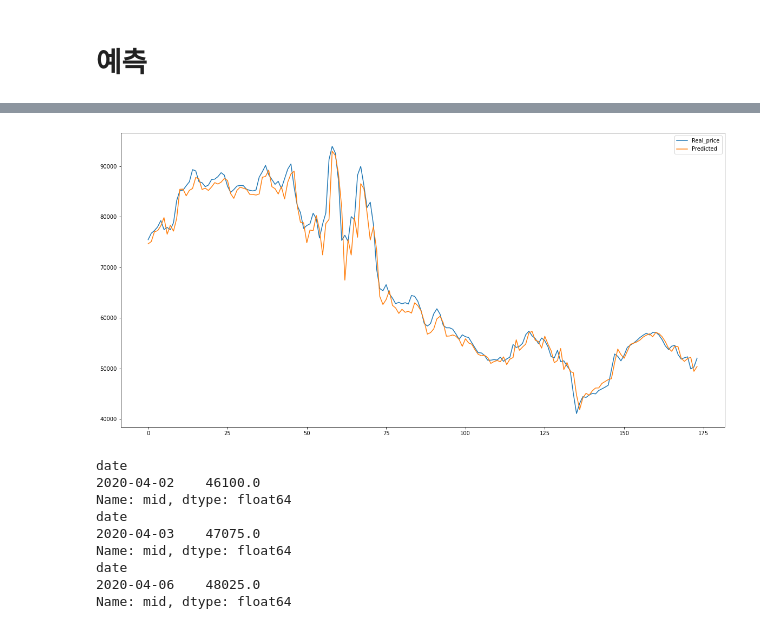
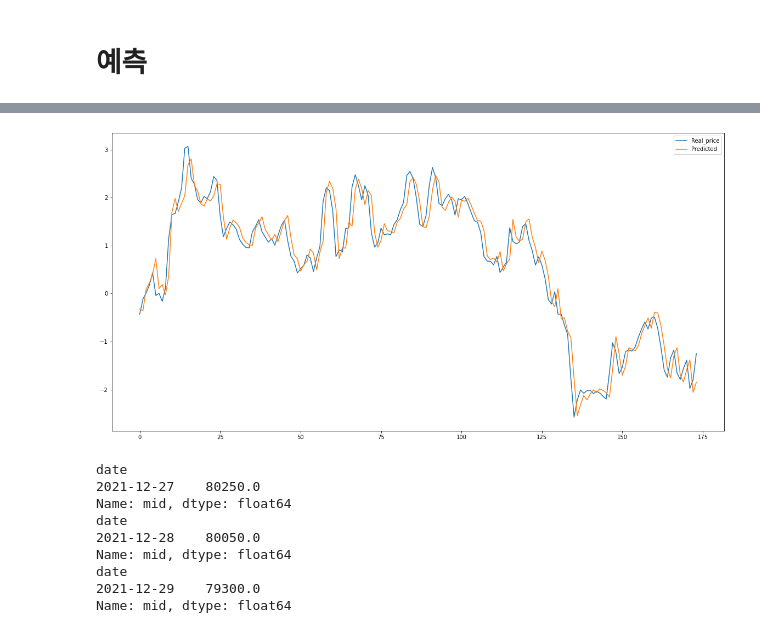
Before and after one commit to SeunghyeChae/tmdhey, a Jupyter notebook: Stock price prediction.ipynb, the cells around one changed output, grey strips where cells are left out. Saved outputs shown, nothing was run; the diff lists cells and outputs as text; code cells hidden in the pictures.

```diff
--- a/Stock price prediction.ipynb
+++ b/Stock price prediction.ipynb
@@ -374,0 +361,6 @@ df_50= df_2015.iloc[:-51]
+# %%
+pred= pd.DataFrame(pred, columns=['pred'])
+# %%
+y_test=np.array(y_test)
+# %%
+y_test= pd.DataFrame(y_test, columns=['y_test'])
@@ -375,23 +385,23 @@ df_50= df_2015.iloc[:-51]
 # %%
 fig = plt.figure(facecolor='white', figsize=(20, 10))
 ax = fig.add_subplot(111)
-ax.plot(pred_y, label='Real_price')
-ax.plot(pred_result, label='Predicted')
+ax.plot(y_test, label='Real_price')
+ax.plot(pred, label='Predicted')
 ax.legend()
 plt.show()
 # %% [output]
-[figure, old version]
+[figure, new version]
 # %%
-print(df[df.index=='2020-04-02'].mid)
-print(df[df.index=='2020-04-03'].mid)
-print(df[df.index=='2020-04-06'].mid)
+print(df[df.index=='2021-12-27'].mid)
+print(df[df.index=='2021-12-28'].mid)
+print(df[df.index=='2021-12-29'].mid)
 # %% [output]
 date
-2020-04-02    46100.0
+2021-12-27    80250.0
 Name: mid, dtype: float64
 date
-2020-04-03    47075.0
+2021-12-28    80050.0
 Name: mid, dtype: float64
 date
-2020-04-06    48025.0
+2021-12-29    79300.0
 Name: mid, dtype: float64
```
Also changed, not shown: parts of 8 cells of this notebook.
